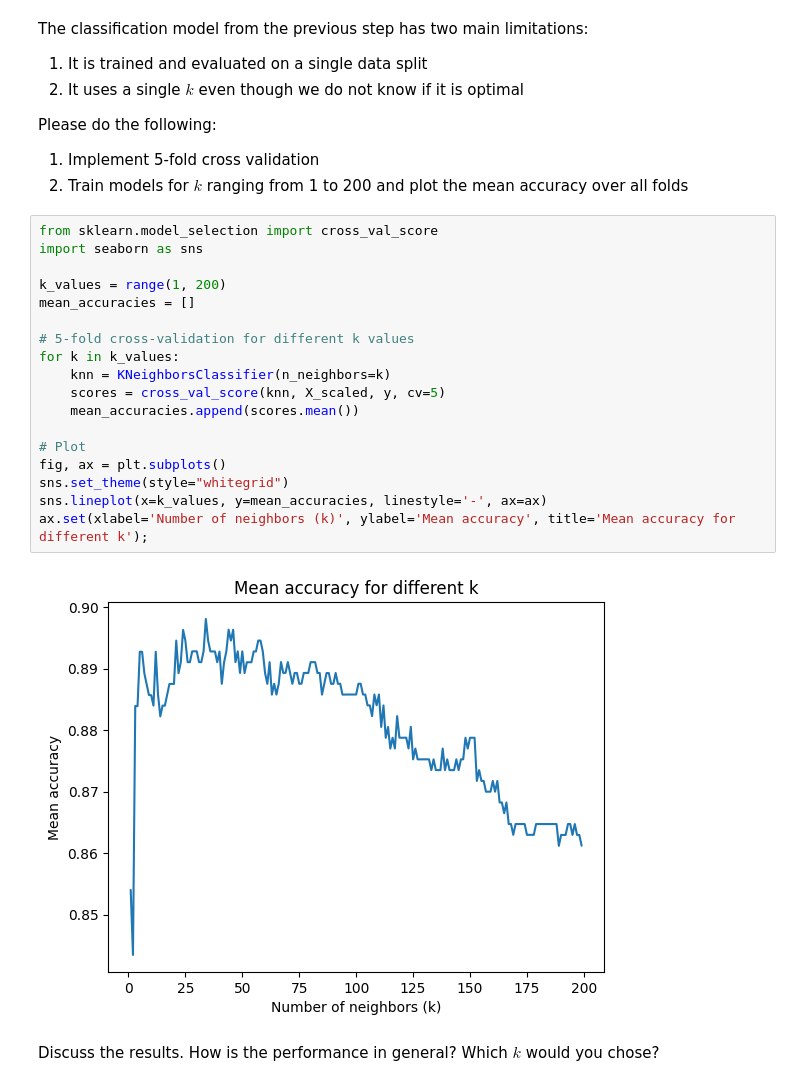
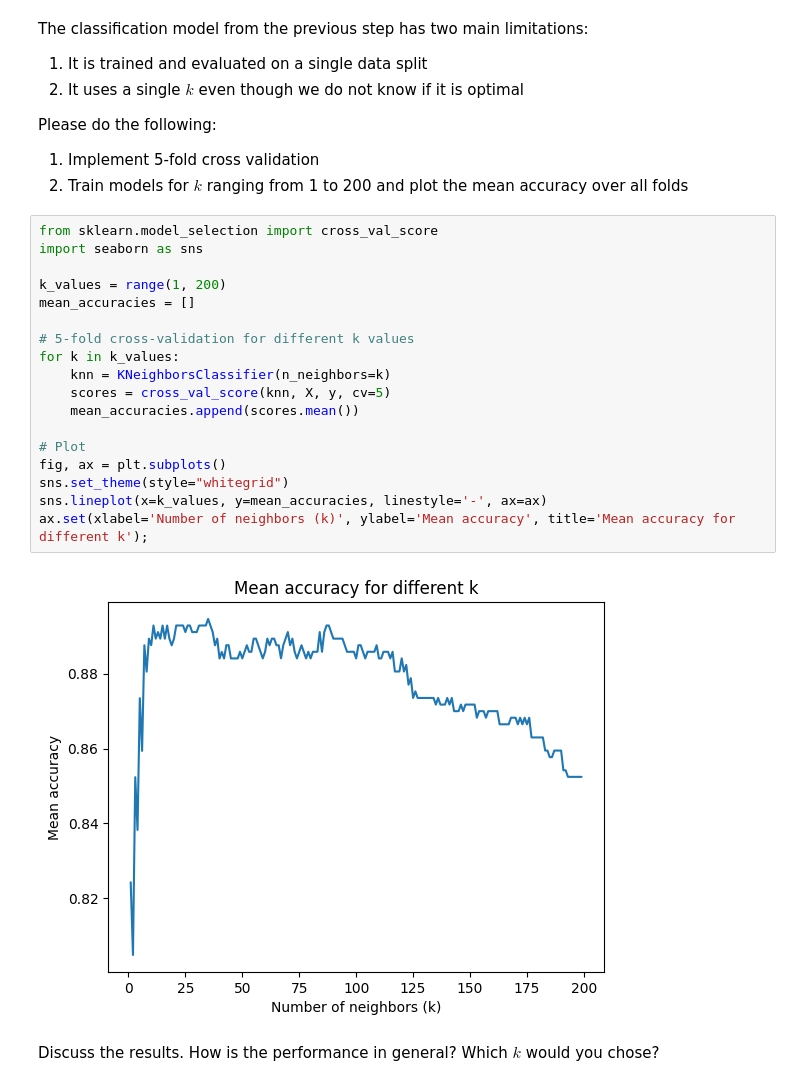
Before and after one commit to mibur1/psy112, a Jupyter notebook: book/solutions/solutions_2.ipynb, the cells around one changed output. Saved outputs shown, nothing was run; the diff lists cells and outputs as text.

```diff
--- a/book/solutions/solutions_2.ipynb
+++ b/book/solutions/solutions_2.ipynb
@@ -344,23 +344,23 @@ Please do the following:
 # %%
 from sklearn.model_selection import cross_val_score
 import seaborn as sns
 
 k_values = range(1, 200)
 mean_accuracies = []
 
 # 5-fold cross-validation for different k values
 for k in k_values:
     knn = KNeighborsClassifier(n_neighbors=k)
-    scores = cross_val_score(knn, X_scaled, y, cv=5)
+    scores = cross_val_score(knn, X, y, cv=5)
     mean_accuracies.append(scores.mean())
 
 # Plot
 fig, ax = plt.subplots()
 sns.set_theme(style="whitegrid")
 sns.lineplot(x=k_values, y=mean_accuracies, linestyle='-', ax=ax)
 ax.set(xlabel='Number of neighbors (k)', ylabel='Mean accuracy', title='Mean accuracy for different k');
 # %% [output]
-[figure, old version]
+[figure, new version]
 # %% [markdown]
 Discuss the results. How is the performance in general? Which $k$ would you chose?
 # %% [markdown]
```
Also changed, not shown: parts of 5 cells of this notebook, 7 other files.
